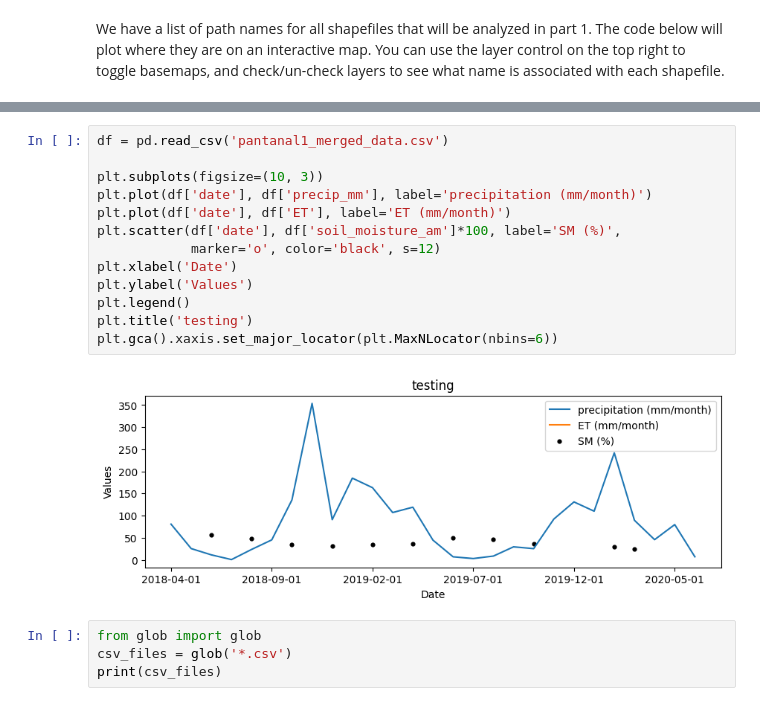
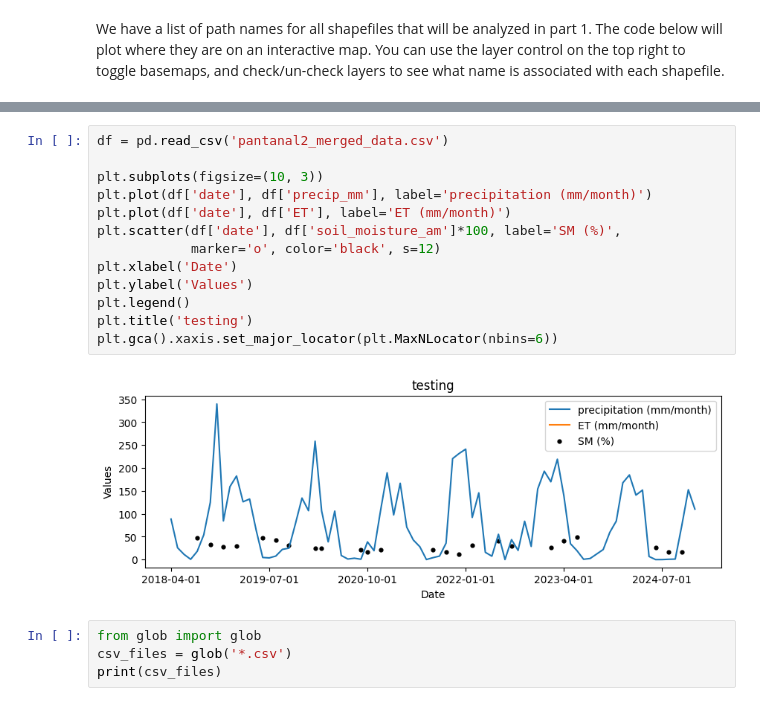
Before and after one commit to molloyjb/ExploreGIT, a Jupyter notebook: assignments/homework3/homework3.ipynb, the cells around one changed output, grey strips where cells are left out. Drawn from its saved outputs; the diff is of its cells as text.

```diff
--- a/assignments/homework3/homework3.ipynb
+++ b/assignments/homework3/homework3.ipynb
@@ -381,18 +399,18 @@ date
 # %%
-df = pd.read_csv('pantanal1_merged_data.csv')
+df = pd.read_csv('pantanal2_merged_data.csv')
 
 plt.subplots(figsize=(10, 3))
 plt.plot(df['date'], df['precip_mm'], label='precipitation (mm/month)')
 plt.plot(df['date'], df['ET'], label='ET (mm/month)')
 plt.scatter(df['date'], df['soil_moisture_am']*100, label='SM (%)',
             marker='o', color='black', s=12)
 plt.xlabel('Date')
 plt.ylabel('Values')
 plt.legend()
 plt.title('testing')
 plt.gca().xaxis.set_major_locator(plt.MaxNLocator(nbins=6))
 # %% [output]
-[figure, old version]
+[figure, new version]
 # %%
 from glob import glob
 csv_files = glob('*.csv')
```
Also changed, not shown: parts of 5 cells of this notebook.
